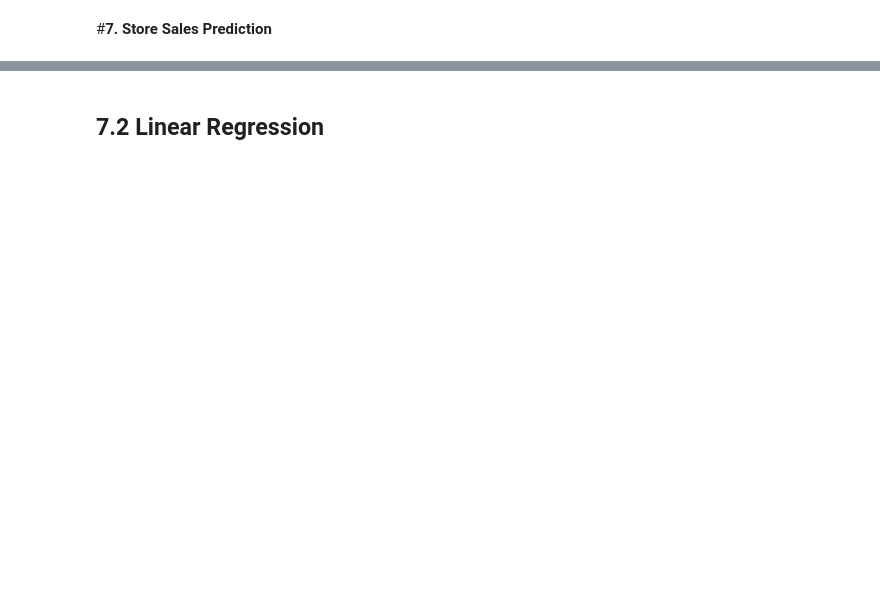
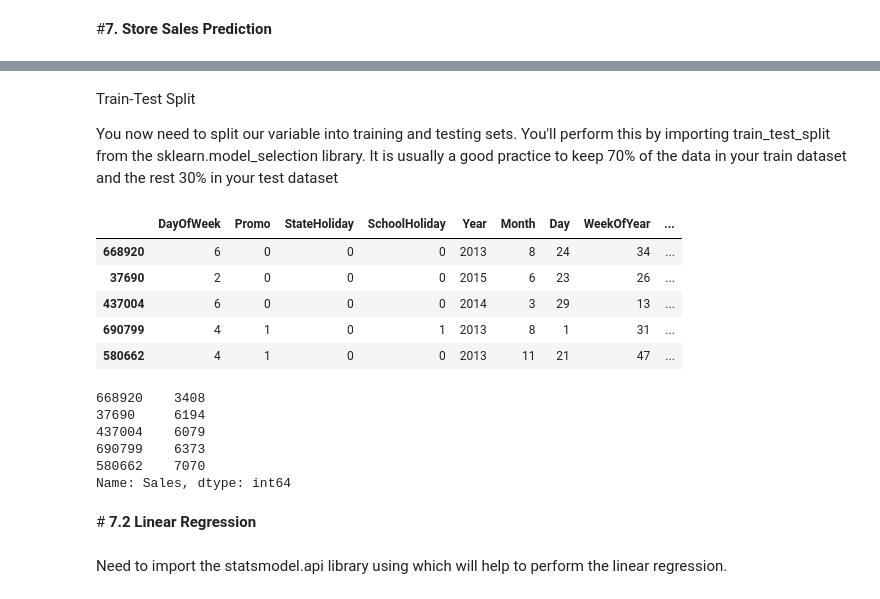
Before and after one commit to Team-AlmaBetter/Retail-Sales-Prediction, a Jupyter notebook: Rossmann_Sales_Prediction_Capstone_Project_ipynb.ipynb, the cells around one changed output, grey strips where cells are left out. Drawn from its saved outputs; the diff is of its cells as text; code cells hidden in the pictures; blank space fills up the shorter version.

Commit message:
Linear Regression

```diff
--- a/Rossmann_Sales_Prediction_Capstone_Project_ipynb.ipynb
+++ b/Rossmann_Sales_Prediction_Capstone_Project_ipynb.ipynb
@@ -1090,6 +1088,10 @@ label = LabelEncoder()
 X_label.Assortment = label.fit_transform(X_label.Assortment)
 X_label.StoreType = label.fit_transform(X_label.StoreType)
 X_label.StateHoliday = label.fit_transform(X_label.StateHoliday)
+# %% [markdown]
+Train-Test Split
+
+You now need to split our variable into training and testing sets. You'll perform this by importing train_test_split from the sklearn.model_selection library. It is usually a good practice to keep 70% of the data in your train dataset and the rest 30% in your test dataset
 # %%
 # split training and test datasets
 from sklearn.model_selection import train_test_split
@@ -1096,4 +1099,23 @@ from sklearn.model_selection import train_test_split
 Xd_train,Xd_test,yd_train,yd_test = train_test_split(X_dummies,y,test_size=0.3, random_state=1)
 Xl_train,Xl_test,yl_train,yl_test = train_test_split(X_label,y,test_size=0.3, random_state=1)
+# %%
+# Let's now take a look at the train dataset
+Xd_train.head()
+# %% [output]
+|  | DayOfWeek | Promo | StateHoliday | SchoolHoliday | Year | Month | Day | WeekOfYear | ... |
+| 668920 | 6 | 0 | 0 | 0 | 2013 | 8 | 24 | 34 | ... |
+| 37690 | 2 | 0 | 0 | 0 | 2015 | 6 | 23 | 26 | ... |
+| 437004 | 6 | 0 | 0 | 0 | 2014 | 3 | 29 | 13 | ... |
+| 690799 | 4 | 1 | 0 | 1 | 2013 | 8 | 1 | 31 | ... |
+| 580662 | 4 | 1 | 0 | 0 | 2013 | 11 | 21 | 47 | ... |
+# %%
+yd_train.head()
+# %% [output]
+668920    3408
+37690     6194
+437004    6079
+690799    6373
+580662    7070
+Name: Sales, dtype: int64
 # %% [markdown]
-## 7.2 Linear Regression
+#<b> 7.2 Linear Regression
@@ -1099,0 +1148,2 @@ Xl_train,Xl_test,yl_train,yl_test = train_test_split(X_label,y,test_size=0.3, ra
+# %% [markdown]
+Need to import the statsmodel.api library using which will help to perform the linear regression.
```
Also changed, not shown: parts of 23 cells of this notebook.
